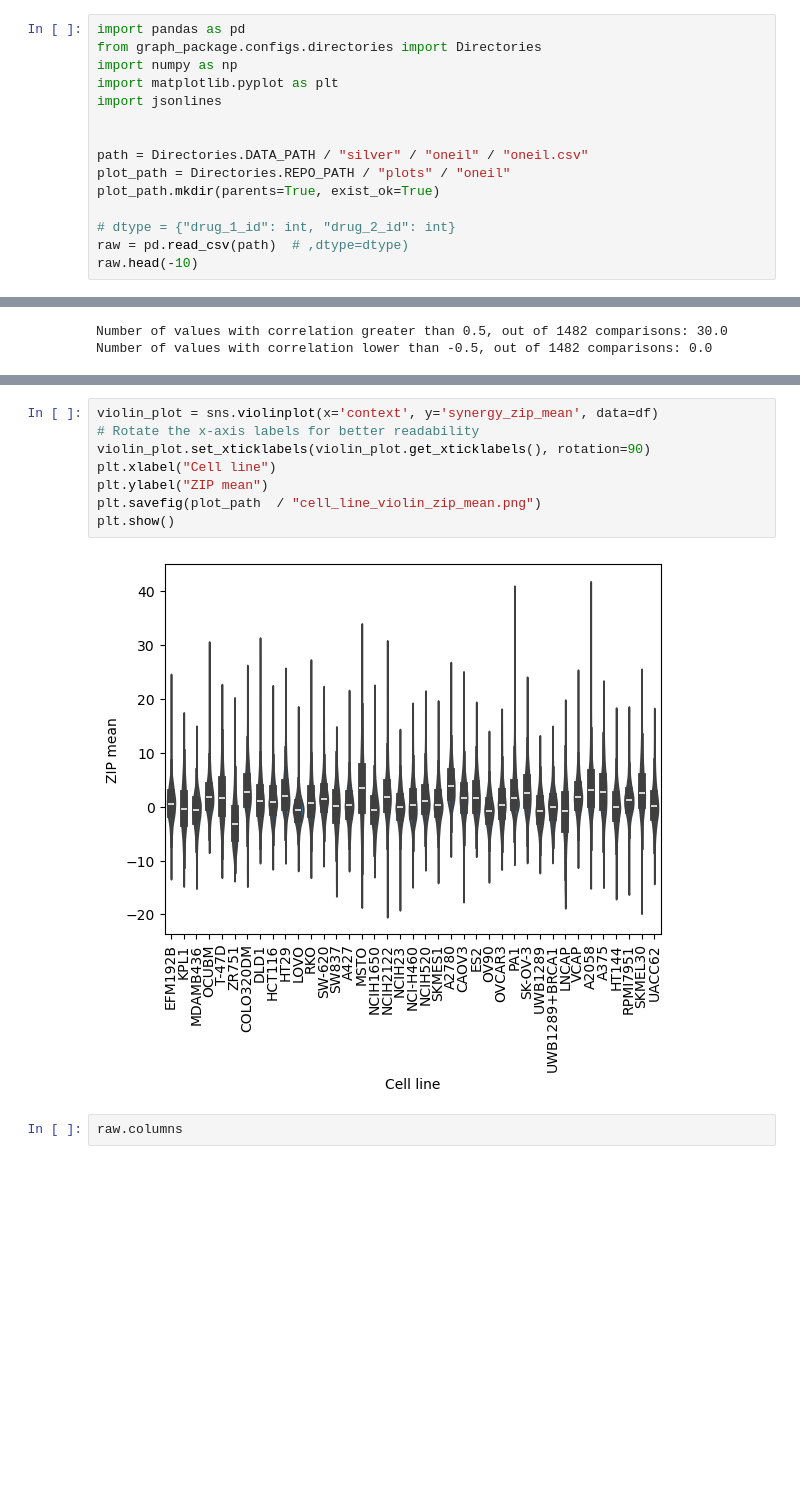
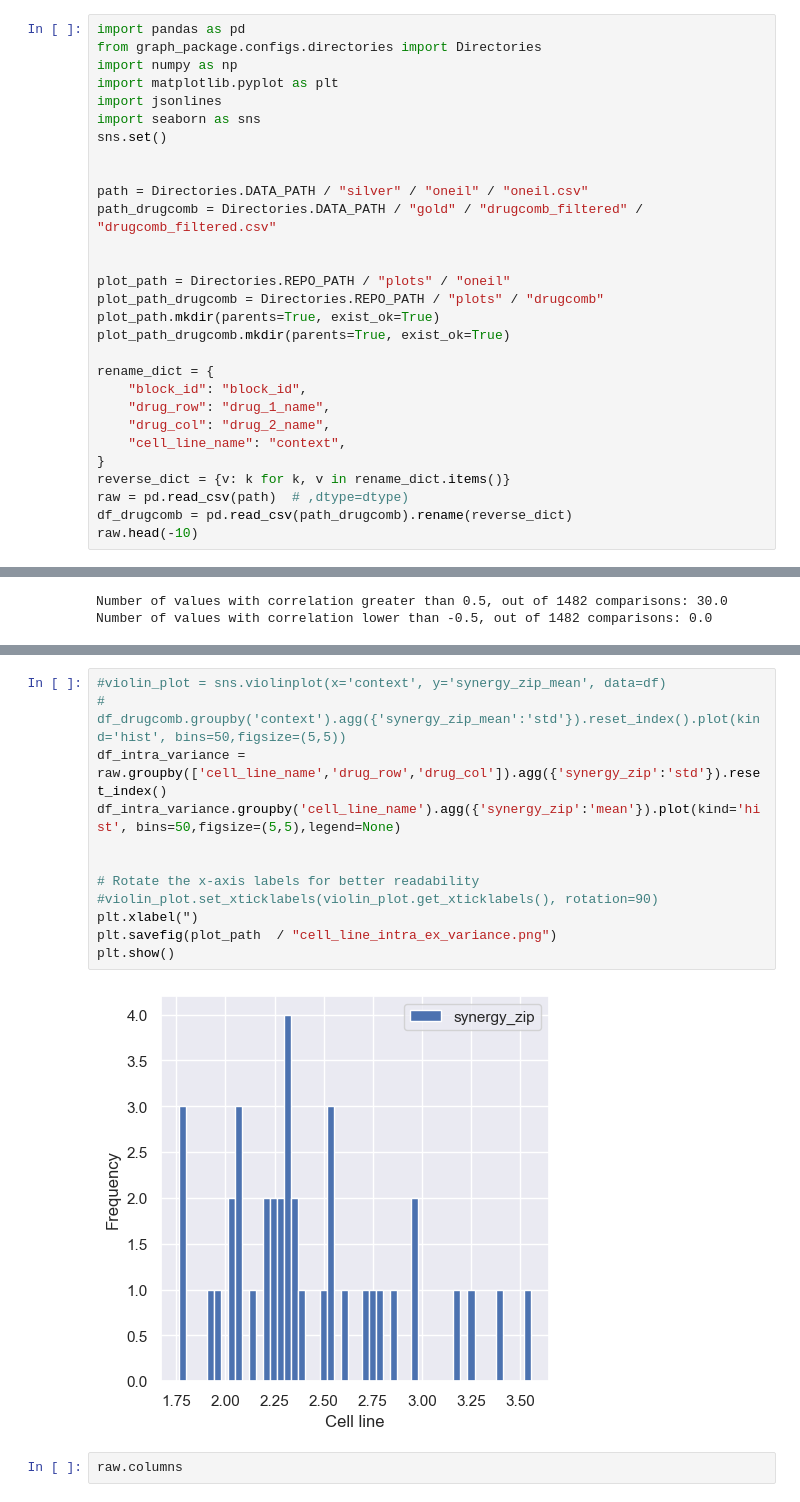
Before and after one commit to Madscba/GRLDrugProp, a Jupyter notebook: notebooks/Data_exploration_zip.ipynb, the cells around one changed output, grey strips where cells are left out. Drawn from its saved outputs; the diff is of its cells as text; blank space fills up the shorter version.

```diff
--- a/notebooks/Data_exploration_zip.ipynb
+++ b/notebooks/Data_exploration_zip.ipynb
@@ -13,14 +13,28 @@ from graph_package.configs.directories import Directories
 import numpy as np
 import matplotlib.pyplot as plt
 import jsonlines
+import seaborn as sns
+sns.set()
 
 
 path = Directories.DATA_PATH / "silver" / "oneil" / "oneil.csv"
+path_drugcomb = Directories.DATA_PATH / "gold" / "drugcomb_filtered" / "drugcomb_filtered.csv"
+
+
 plot_path = Directories.REPO_PATH / "plots" / "oneil"
+plot_path_drugcomb = Directories.REPO_PATH / "plots" / "drugcomb"
 plot_path.mkdir(parents=True, exist_ok=True)
+plot_path_drugcomb.mkdir(parents=True, exist_ok=True)
 
-# dtype = {"drug_1_id": int, "drug_2_id": int}
+rename_dict = {
+    "block_id": "block_id",
+    "drug_row": "drug_1_name",
+    "drug_col": "drug_2_name",
+    "cell_line_name": "context",
+}
+reverse_dict = {v: k for k, v in rename_dict.items()}
 raw = pd.read_csv(path)  # ,dtype=dtype)
+df_drugcomb = pd.read_csv(path_drugcomb).rename(reverse_dict)
 raw.head(-10)
 # %% [output]
 |  | block_id | drug_row | drug_col | cell_line_name | study_name | tissue_name | conc_row_unit | conc_col_unit | ... |
@@ -242,15 +331,19 @@ print(
 Number of values with correlation greater than 0.8, out of 169653.0 comparisons: 165.0
 Number of values with correlation lower than -0.8, out of 169653.0 comparisons: -291.5
 # %%
-violin_plot = sns.violinplot(x='context', y='synergy_zip_mean', data=df)
+#violin_plot = sns.violinplot(x='context', y='synergy_zip_mean', data=df)
+# df_drugcomb.groupby('context').agg({'synergy_zip_mean':'std'}).reset_index().plot(kind='hist', bins=50,figsize=(5,5))
+df_intra_variance = raw.groupby(['cell_line_name','drug_row','drug_col']).agg({'synergy_zip':'std'}).reset_index()
+df_intra_variance.groupby('cell_line_name').agg({'synergy_zip':'mean'}).plot(kind='hist', bins=50,figsize=(5,5),legend=None)
+
+
 # Rotate the x-axis labels for better readability
-violin_plot.set_xticklabels(violin_plot.get_xticklabels(), rotation=90)
-plt.xlabel("Cell line")
-plt.ylabel("ZIP mean")
-plt.savefig(plot_path  / "cell_line_violin_zip_mean.png")
+#violin_plot.set_xticklabels(violin_plot.get_xticklabels(), rotation=90)
+plt.xlabel(")
+plt.savefig(plot_path  / "cell_line_intra_ex_variance.png")
 plt.show()
 # %% [output]
-[figure, old version]
+[figure, new version]
 # %%
 raw.columns
 # %% [output]
```
Also changed, not shown: parts of 7 cells of this notebook, 8 other files.
